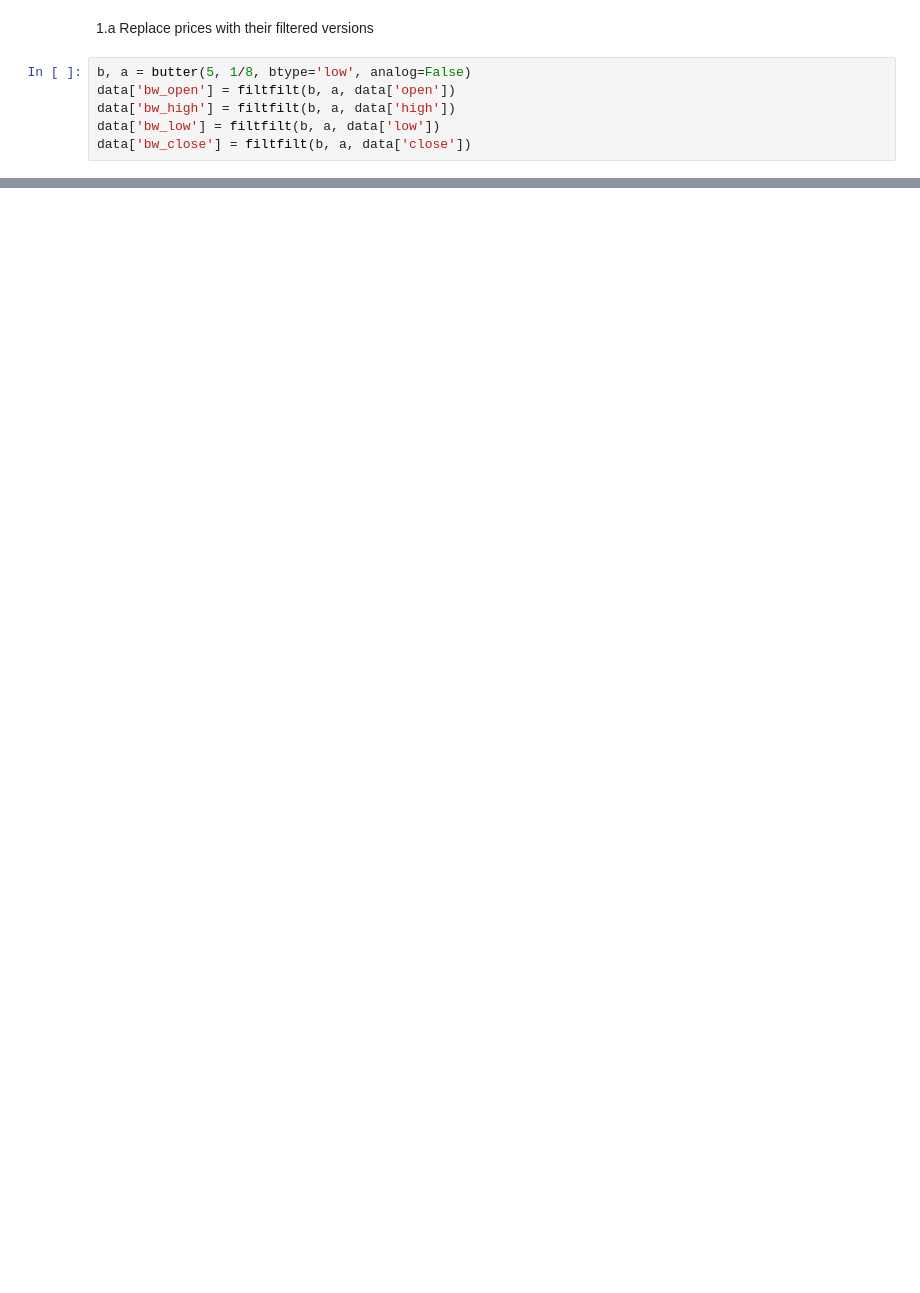
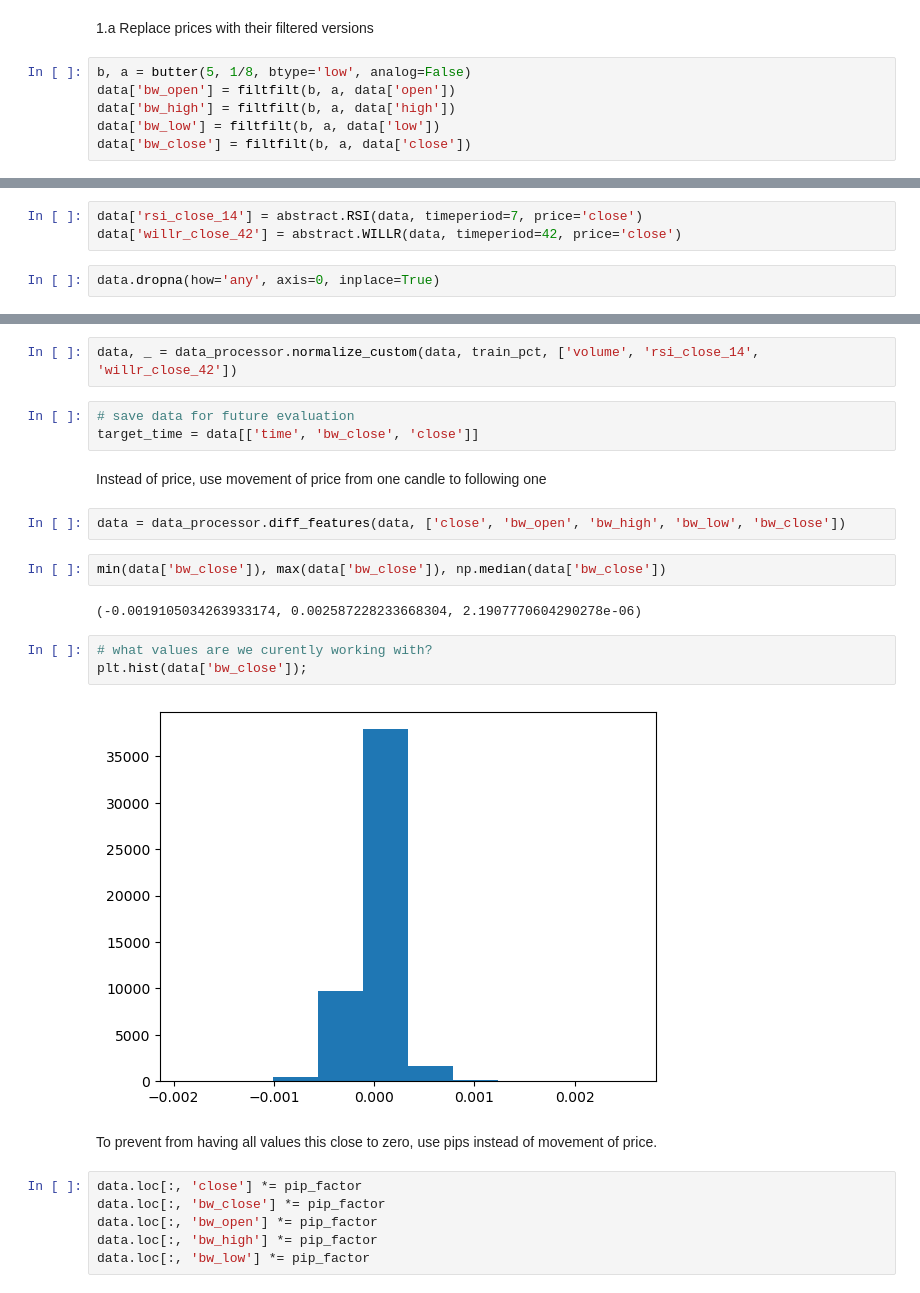
Before and after one commit to pribylr/bp, a Jupyter notebook: thesis_showcase.ipynb, the cells around one changed output, grey strips where cells are left out. Saved outputs shown, nothing was run; the diff lists cells and outputs as text; blank space fills up the shorter version.

```diff
--- a/thesis_showcase.ipynb
+++ b/thesis_showcase.ipynb
@@ -76,0 +80,5 @@ val_pct = 0.2
+# %%
+data['rsi_close_14'] = abstract.RSI(data, timeperiod=7, price='close')
+data['willr_close_42'] = abstract.WILLR(data, timeperiod=42, price='close')
+# %%
+data.dropna(how='any', axis=0, inplace=True)
@@ -76,0 +100,26 @@ val_pct = 0.2
+# %%
+data, _ = data_processor.normalize_custom(data, train_pct, ['volume', 'rsi_close_14', 'willr_close_42'])
+# %%
+# save data for future evaluation
+target_time = data[['time', 'bw_close', 'close']]
+# %% [markdown]
+Instead of price, use movement of price from one candle to following one
+# %%
+data = data_processor.diff_features(data, ['close', 'bw_open', 'bw_high', 'bw_low', 'bw_close'])
+# %%
+min(data['bw_close']), max(data['bw_close']), np.median(data['bw_close'])
+# %% [output]
+(-0.0019105034263933174, 0.002587228233668304, 2.1907770604290278e-06)
+# %%
+# what values are we curently working with?
+plt.hist(data['bw_close']);
+# %% [output]
+[figure, added]
+# %% [markdown]
+To prevent from having all values this close to zero, use pips instead of movement of price.
+# %%
+data.loc[:, 'close'] *= pip_factor
+data.loc[:, 'bw_close'] *= pip_factor
+data.loc[:, 'bw_open'] *= pip_factor
+data.loc[:, 'bw_high'] *= pip_factor
+data.loc[:, 'bw_low'] *= pip_factor
```
Also changed, not shown: parts of 18 cells of this notebook.
